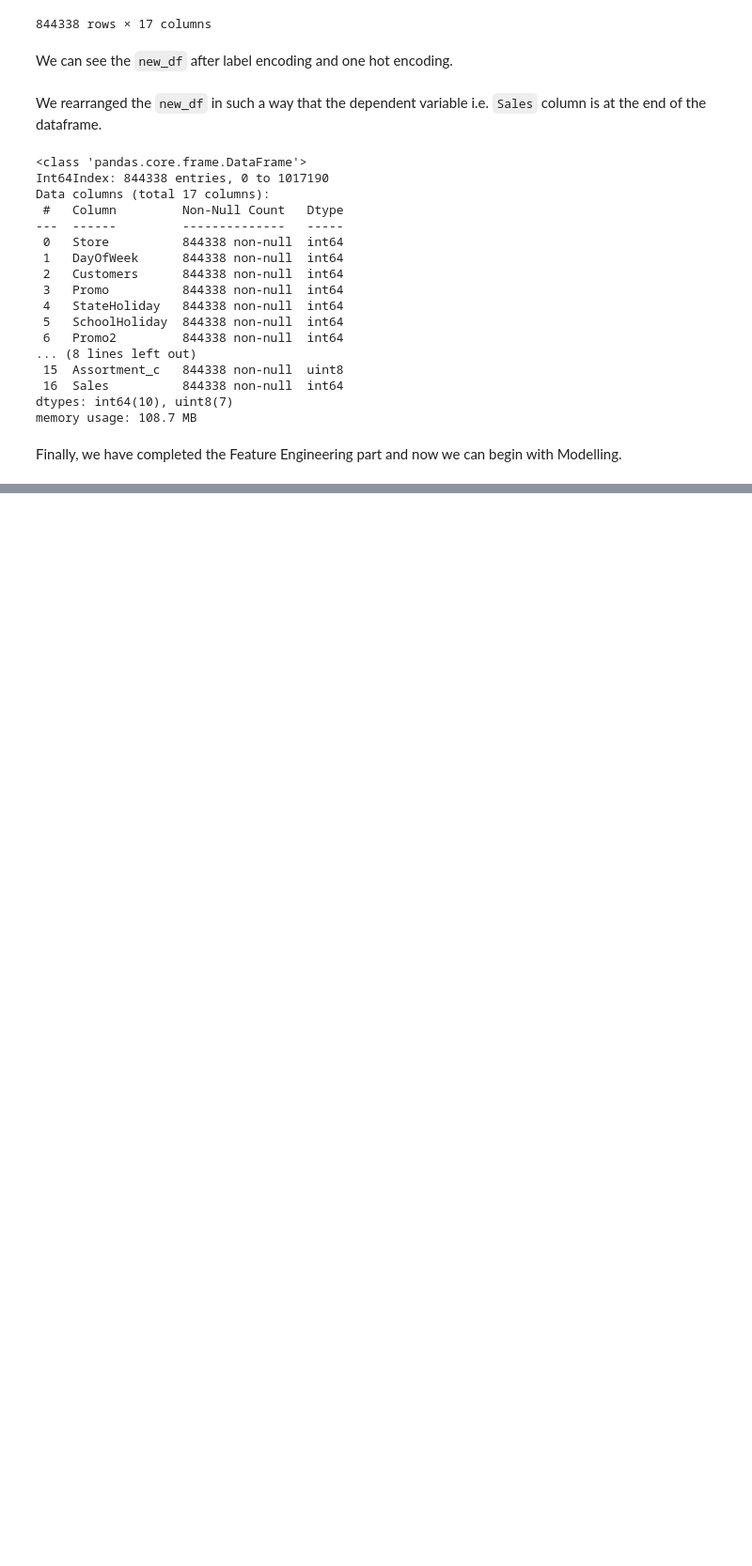
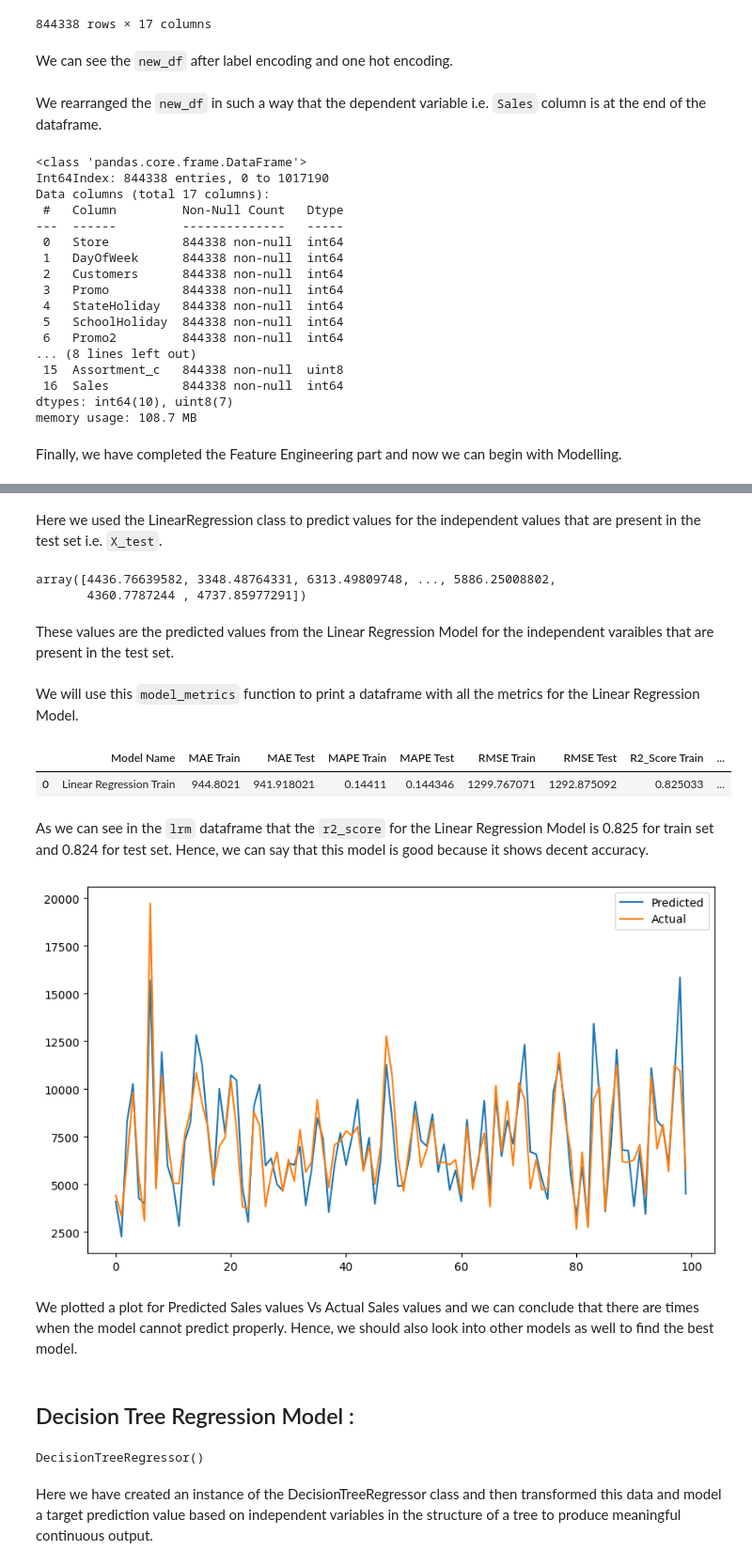
Before and after one commit to Saif-Khan435/Retail-Sales-Prediction, a Jupyter notebook: Team_KASAR_Mohammed_Saif_Khan_M4W3_Rossmann_Sales_Prediction_Capstone_Project.ipynb, the cells around one changed output, grey strips where cells are left out. Shown at 94% size. Cells and saved outputs as stored; diff of their text form; code cells hidden in the pictures; blank space fills up the shorter version.

```diff
--- a/Team_KASAR_Mohammed_Saif_Khan_M4W3_Rossmann_Sales_Prediction_Capstone_Project.ipynb
+++ b/Team_KASAR_Mohammed_Saif_Khan_M4W3_Rossmann_Sales_Prediction_Capstone_Project.ipynb
@@ -897,0 +909,4 @@ Finally, we have completed the Feature Engineering part and now we can begin wit
+# %%
+# Splitting the dataset into train set and test dataset
+
+X_train, X_test, y_train, y_test = train_test_split(X, y, test_size = 0.2, random_state = 1)
@@ -897,0 +915,6 @@ Finally, we have completed the Feature Engineering part and now we can begin wit
+# %%
+# Scaling the train and test dataset
+
+scaler = MinMaxScaler()
+X_train = scaler.fit_transform(X_train)
+X_test = scaler.transform(X_test)
@@ -897,0 +923,5 @@ Finally, we have completed the Feature Engineering part and now we can begin wit
+# %%
+# Creating an instance of the LinearRegression class and transforming the train and test dataset
+
+regressor = LinearRegression()
+regressor.fit(X_train, y_train)
@@ -897,0 +964,13 @@ Finally, we have completed the Feature Engineering part and now we can begin wit
+# %%
+# Predicting the values from test dataset
+
+y_pred = regressor.predict(X_test)
+# %% [markdown]
+Here we used the LinearRegression class to predict values for the independent values that are present in the test set i.e. `X_test`.
+# %%
+y_pred
+# %% [output]
+array([4436.76639582, 3348.48764331, 6313.49809748, ..., 5886.25008802,
+       4360.7787244 , 4737.85977291])
+# %% [markdown]
+These values are the predicted values from the Linear Regression Model for the independent varaibles that are present in the test set.
@@ -897,0 +992,35 @@ Finally, we have completed the Feature Engineering part and now we can begin wit
+# %% [markdown]
+We will use this `model_metrics` function to print a dataframe with all the metrics for the Linear Regression Model.
+# %%
+# Checking the metrics for the model
+
+lrm =  model_metrics('Linear Regression Train', y_train, y_pred_train, y_test, y_pred)
+lrm
+# %% [output]
+|  | Model Name | MAE Train | MAE Test | MAPE Train | MAPE Test | RMSE Train | RMSE Test | R2_Score Train | ... |
+| 0 | Linear Regression Train | 944.8021 | 941.918021 | 0.14411 | 0.144346 | 1299.767071 | 1292.875092 | 0.825033 | ... |
+# %% [markdown]
+As we can see in the `lrm` dataframe that the `r2_score` for the Linear Regression Model is 0.825 for train set and 0.824 for test set. Hence, we can say that this model is good because it shows decent accuracy.
+# %%
+# Plotting the Predicted Sales values and the Actual Sales values
+
+plt.figure(figsize=(10,6))
+plt.plot(np.array(y_test)[:100])
+plt.plot(y_pred[:100])
+plt.legend(["Predicted","Actual"])
+plt.show()
+# %% [output]
+[figure, added]
+# %% [markdown]
+We plotted a plot for Predicted Sales values Vs Actual Sales values and we can conclude that there are times when the model cannot predict properly. Hence, we should also look into other models as well to find the best model.
+# %% [markdown]
+## Decision Tree Regression Model :
+# %%
+# Creating an instance of the DecisionTreeRegressor class and transforming the train and test dataset
+
+dt = DecisionTreeRegressor()
+dt.fit(X_train,y_train)
+# %% [output]
+DecisionTreeRegressor()
+# %% [markdown]
+Here we have created an instance of the DecisionTreeRegressor class and then transformed this data and model a target prediction value based on independent variables in the structure of a tree to produce meaningful continuous output.
```
Also changed, not shown: parts of 29 cells of this notebook.
